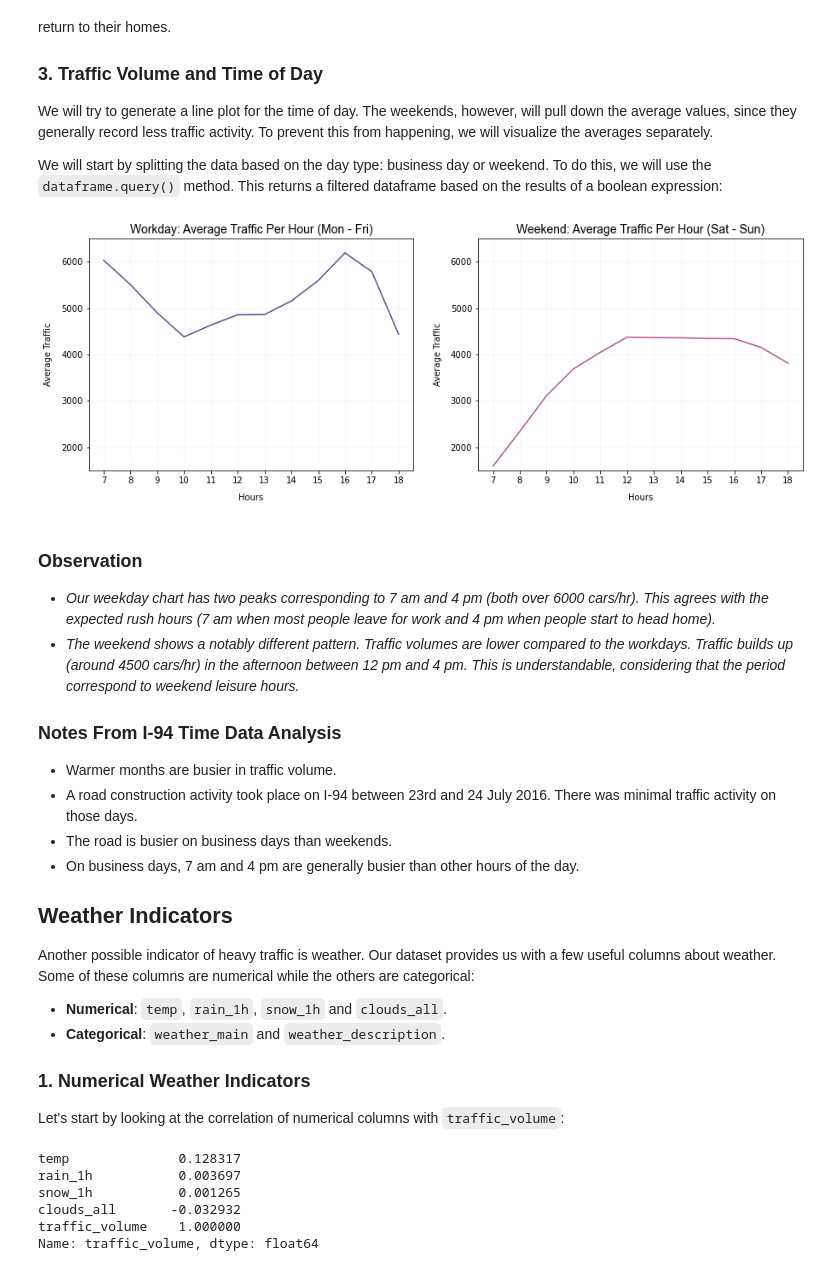
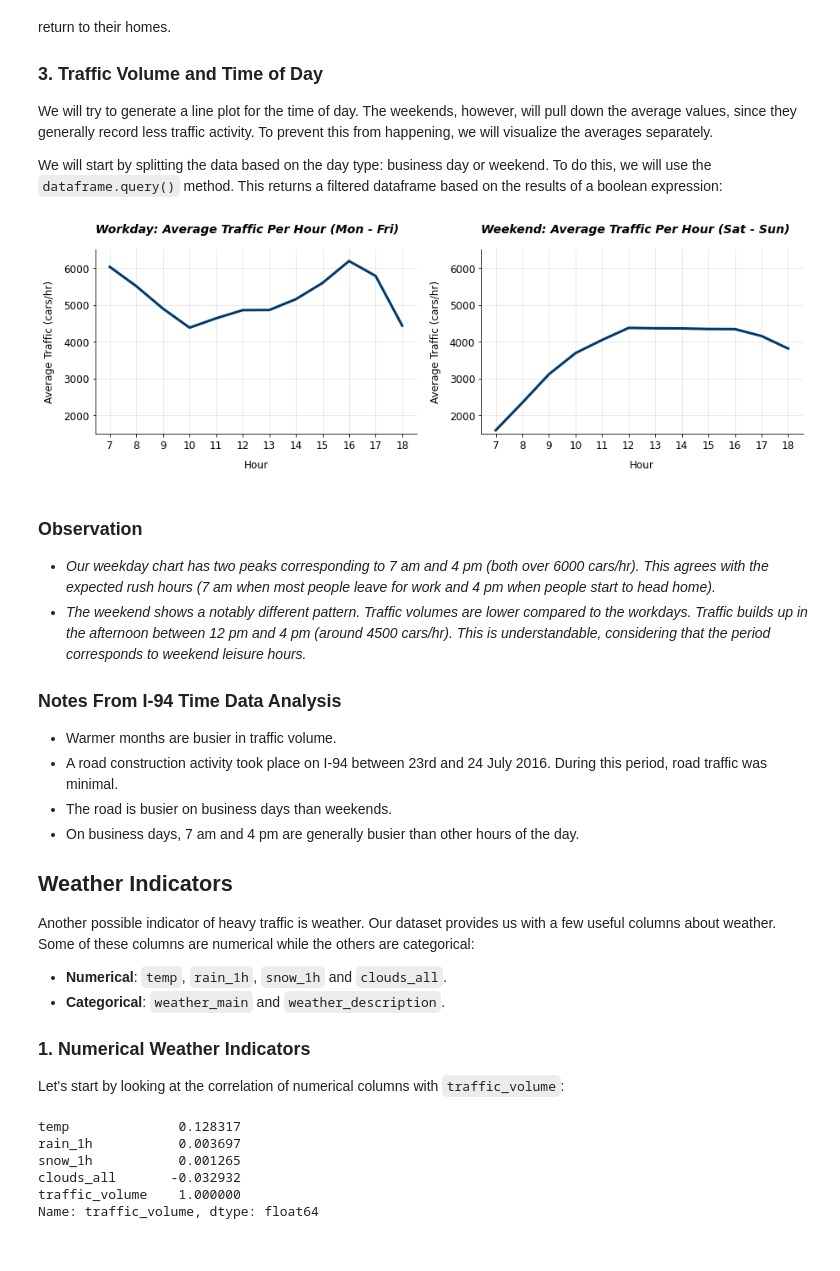
Before and after one commit to Lippins/Heavy_Traffic_Indicators, a Jupyter notebook: notebook.ipynb, the cells around one changed output. Cells and saved outputs as stored; diff of their text form; code cells hidden in the pictures.

```diff
--- a/notebook.ipynb
+++ b/notebook.ipynb
@@ -347,52 +349,35 @@ We will start by splitting the data based on the day type: business day or weeke
 # %%
 day['hour'] = day['date_time'].dt.hour
 
 # Select data from Monday(0) to Friday(4)
 workday = day.query("day_of_week <= 4")
 # Select the weekends Saturday(5) and Sunday(6)
 weekend = day.query("day_of_week > 4")
 
-workday_traffic = (workday.groupby('hour')['traffic_volume']
-                     .mean()
-                     .reset_index(name='avg_traffic')
-                  )
-
-weekend_traffic = (weekend.groupby('hour')['traffic_volume']
-                     .mean()
-                     .reset_index(name='avg_traffic')
-                  )
+workday_traffic = group_column(workday, 'hour', 'traffic_volume', 'avg_traffic')
+weekend_traffic = group_column(weekend, 'hour', 'traffic_volume', 'avg_traffic')
 
 #Visualization
-plt.figure(figsize=(15, 5))
+plt.figure(figsize=(15, 4))
 plt.subplot(1,2,1)
-plt.plot(workday_traffic['hour'], workday_traffic['avg_traffic'], color='#58508d')
-plt.title('Workday: Average Traffic Per Hour (Mon - Fri)', fontsize=14, fontname='Arial')
-plt.xticks(range(7,19))
-plt.ylim([1500, 6500])
-plt.xlabel('Hours', labelpad=10)
-plt.ylabel('Average Traffic', labelpad=10)
-plt.grid(True, color="#93a1a1", alpha=0.1)
+create_line(workday_traffic, 'hour', 'avg_traffic', 'Workday: Average Traffic Per Hour (Mon - Fri)',
+            'Hour', xtype='day_hour', y_limit=[1500,6500])
 
 plt.subplot(1,2,2)
-plt.plot(weekend_traffic['hour'], weekend_traffic['avg_traffic'], color='#bc5090')
-plt.title('Weekend: Average Traffic Per Hour (Sat - Sun)', fontsize=14, fontname='Arial')
-plt.xticks(range(7,19))
-plt.ylim([1500, 6500])
-plt.xlabel('Hours', labelpad=10)
-plt.ylabel('Average Traffic', labelpad=10)
-plt.grid(True, color="#93a1a1", alpha=0.1)
+create_line(weekend_traffic, 'hour', 'avg_traffic', 'Weekend: Average Traffic Per Hour (Sat - Sun)',
+            'Hour', xtype='day_hour', y_limit=[1500,6500])
 
 plt.show()
 # %% [output]
-[figure, old version]
+[figure, new version]
 # %% [markdown]
 ### Observation
 - *Our weekday chart has two peaks corresponding to 7 am and 4 pm (both over 6000 cars/hr). This agrees with the expected rush hours (7 am when most people leave for work and 4 pm when people start to head home).*
-- *The weekend shows a notably different pattern. Traffic volumes are lower compared to the workdays. Traffic builds up (around 4500 cars/hr) in the afternoon between 12 pm and 4 pm. This is understandable, considering that the period correspond to weekend leisure hours.*
+- *The weekend shows a notably different pattern. Traffic volumes are lower compared to the workdays. Traffic builds up in the afternoon between 12 pm and 4 pm (around 4500 cars/hr). This is understandable, considering that the period corresponds to weekend leisure hours.*
 
 ### Notes From I-94 Time Data Analysis
 - Warmer months are busier in traffic volume.
-- A road construction activity took place on I-94 between 23rd and 24 July 2016. There was minimal traffic activity on those days.
+- A road construction activity took place on I-94 between 23rd and 24 July 2016. During this period, road traffic was minimal.
 - The road is busier on business days than weekends.
 - On business days, 7 am and 4 pm are generally busier than other hours of the day.
 
```
Also changed, not shown: parts of 33 cells of this notebook.
